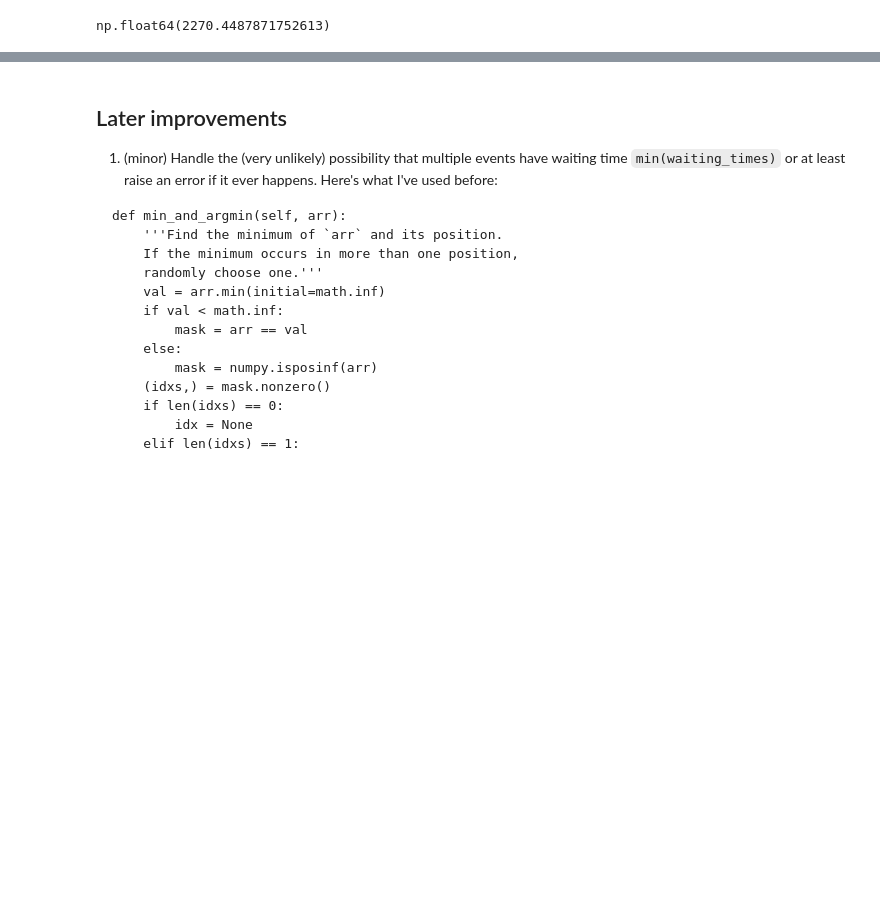
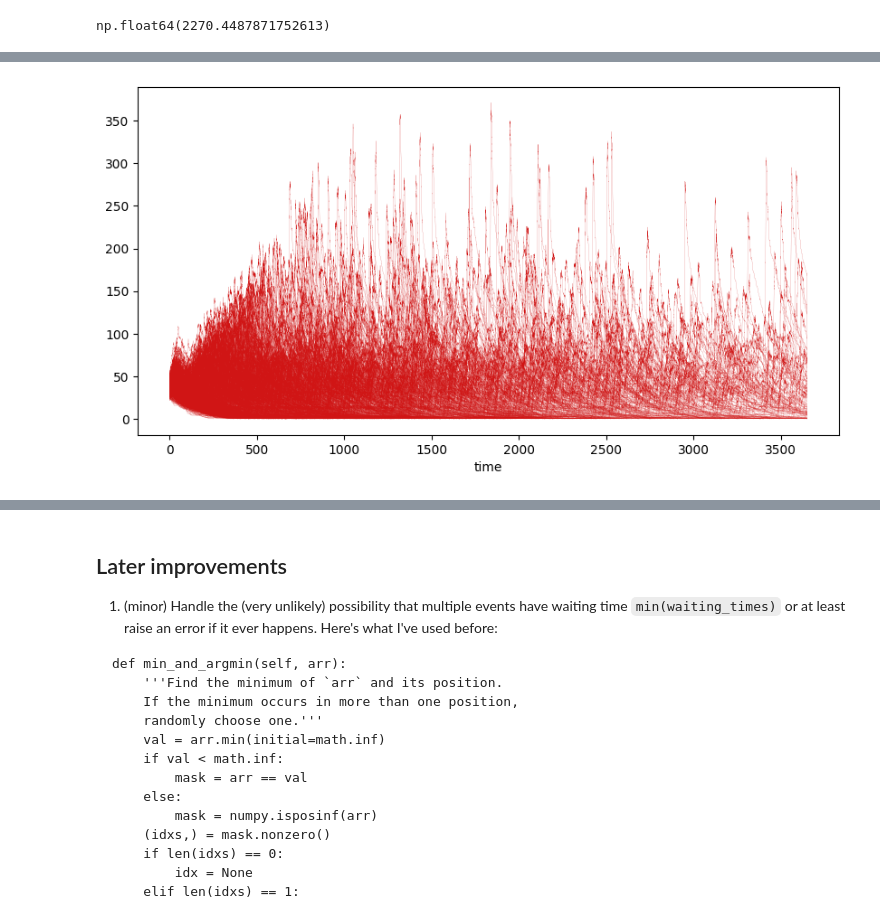
Before and after one commit to saracarp/buffalo_fmdv, a Jupyter notebook: fmdv_stochastic_model/FMDV_stochastic_model.ipynb, the cells around one changed output, grey strips where cells are left out. Cells and saved outputs as stored; diff of their text form; code cells hidden in the pictures; blank space fills up the shorter version.

```diff
--- a/fmdv_stochastic_model/FMDV_stochastic_model.ipynb
+++ b/fmdv_stochastic_model/FMDV_stochastic_model.ipynb
@@ -973,0 +992,8 @@ np.float64(2270.4487871752613)
+# %%
+fig, ax = plt.subplots(figsize=(10, 5))
+
+for i in range(0,1000):
+    reps_sat2[i]['total_infected'] = reps_sat2[i]['infectious'] + reps_sat2[i]['carrier']
+    reps_sat2[i]['total_infected'].plot(ax=ax, color = '#d01515', alpha = 1, lw = 0.1)
+# %% [output]
+[figure, added]
```
Also changed, not shown: parts of 3 cells of this notebook.
